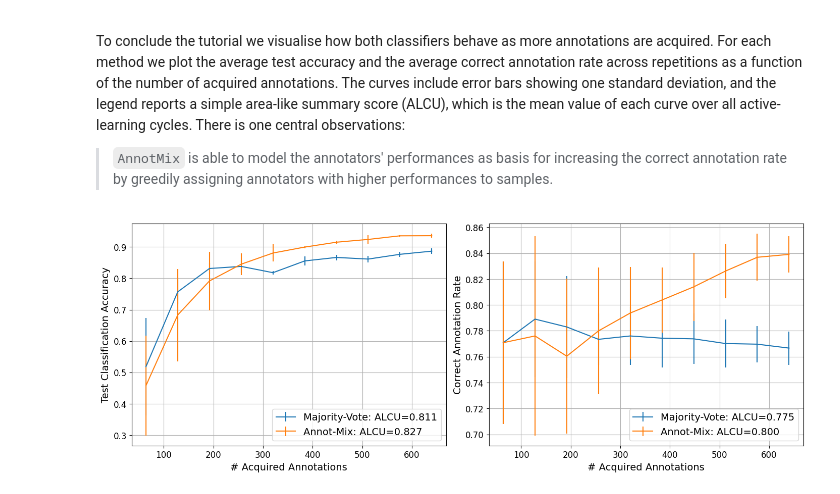
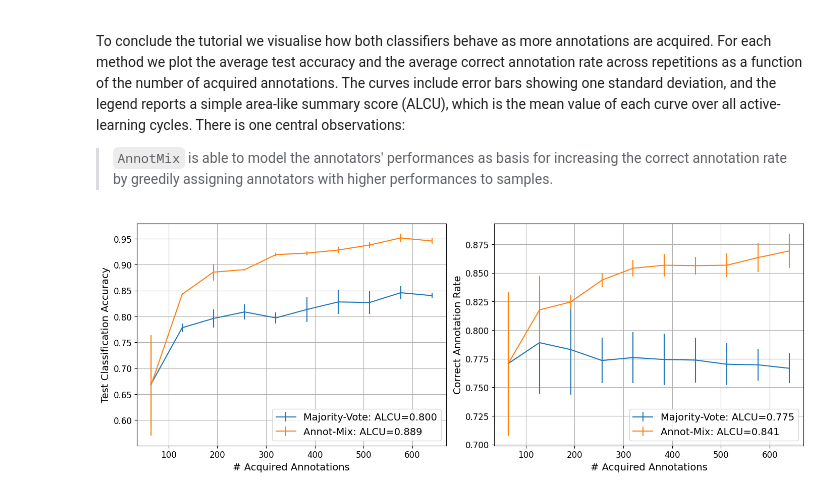
Before and after one commit to George-McNamara-Gov/scikit-activeml-sparse, a Jupyter notebook: tutorials/11_multiple_annotators_advanced.ipynb, the cells around one changed output. Cells and saved outputs as stored; diff of their text form; code cells hidden in the pictures.

```diff
--- a/tutorials/11_multiple_annotators_advanced.ipynb
+++ b/tutorials/11_multiple_annotators_advanced.ipynb
@@ -156,7 +156,7 @@ class ClassificationModule(nn.Module):
     and a 128-dimensional embedding.
     """
 
-    def __init__(self, n_classes: int = 10):
+    def __init__(self, n_classes=10):
         super().__init__()
 
         # Input: (B, 1, 8, 8)
@@ -213,9 +213,10 @@ neural_net_param_dict = {
     # Data loading parameters.
     "iterator_train__shuffle": True,
     "iterator_train__num_workers": 1,
-    "iterator_train__batch_size": 32,
+    "iterator_train__batch_size": 16,
     "iterator_valid__batch_size": 64,
     "iterator_train__drop_last": True,
+    "train_split": None,
     # Scheduler.
     "callbacks": [
         (
@@ -225,7 +226,6 @@ neural_net_param_dict = {
     ],
     # Misc.
     "verbose": 0,
-    "train_split": None,
     "device": DEVICE,
 }
 
@@ -242,6 +242,7 @@ def make_majority_vote_classifier(random_state):
     return MajorityVoteClassifier(
         module=ClassificationModule,
         criterion=nn.CrossEntropyLoss,
+        predict_nonlinearity=nn.Softmax(dim=-1),
         random_state=random_state,
         **common_clf_kwargs,
     )
@@ -359,32 +360,32 @@ for (metric_key, ylabel), ax in zip(metrics, axes):
     for clf_name in classifier_dict.keys():
         result = results[
             f"{clf_name}_{metric_key}"
-        ]  # shape: (n_reps, n_cycles)
+        ]
 
         mean_curve = np.mean(result, axis=0)
         std_curve = np.std(result, axis=0)
 
         alcu = np.mean(mean_curve)
 
         ax.errorbar(
             x_values,
             mean_curve,
             yerr=std_curve,
             label=f"{clf_name}: ALCU={alcu:.3f}",
             alpha=1.0,
             markersize=0.1,
         )
 
     ax.set_xlabel("# Acquired Annotations", fontsize=14)
     ax.set_ylabel(ylabel, fontsize=14)
     ax.grid(True)
     ax.legend(
         fontsize=14,
         loc="lower right",
         frameon=True,
     )
     ax.tick_params(axis="both", which="major", labelsize=12)
 
 plt.show()
 # %% [output]
-[figure, old version]
+[figure, new version]
```
Also changed, not shown: 6 other files.
